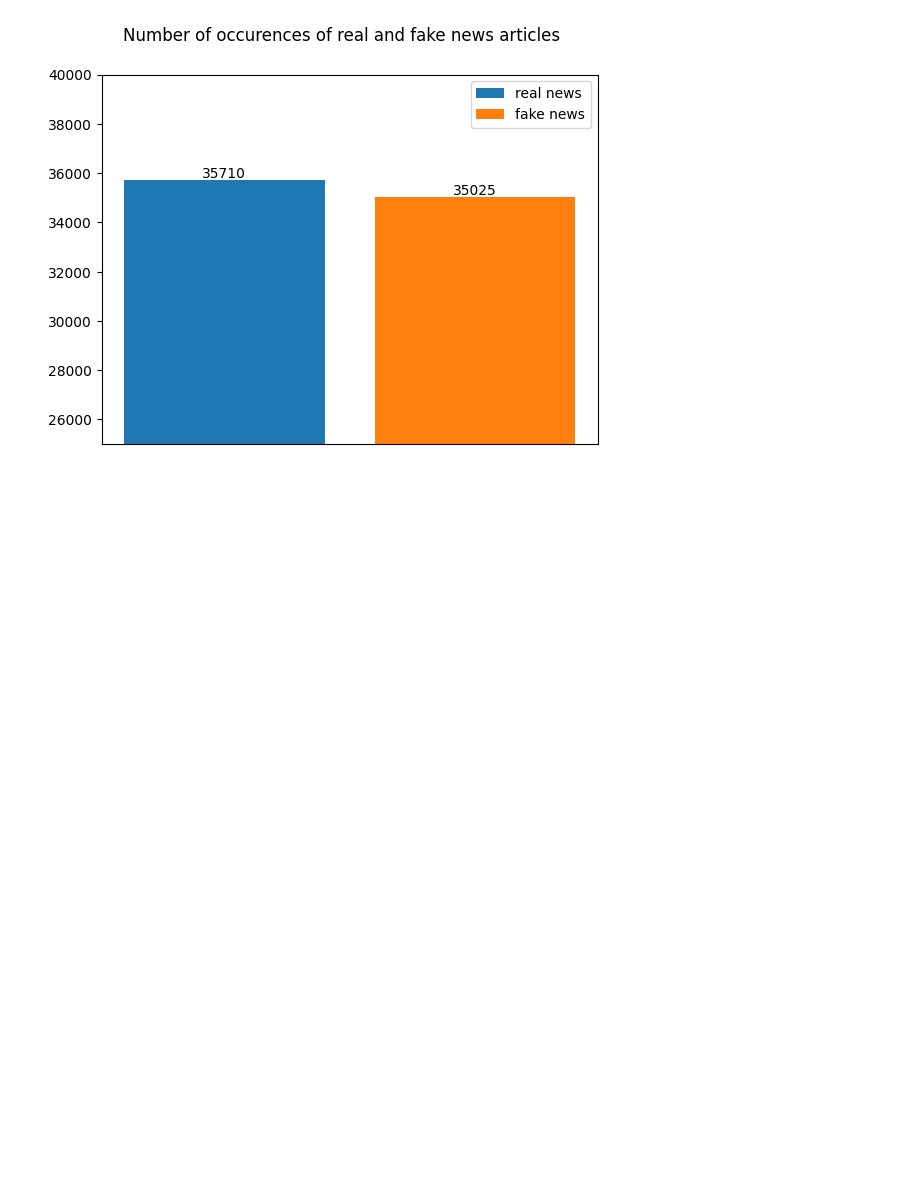
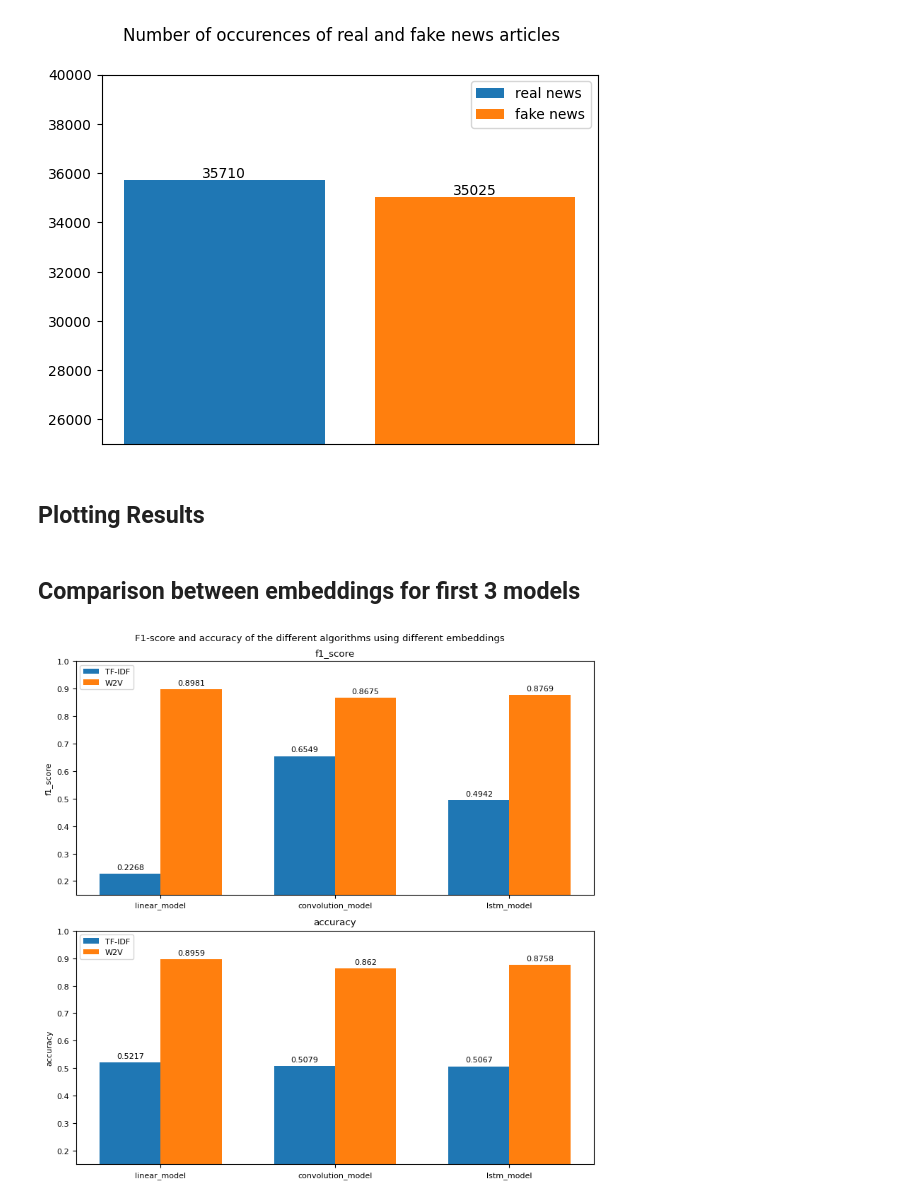
Before and after one commit to StellaLukasser/AIR, a Jupyter notebook: A3.ipynb, the cells around one changed output. Cells and saved outputs as stored; diff of their text form; code cells hidden in the pictures; blank space fills up the shorter version.

```diff
--- a/A3.ipynb
+++ b/A3.ipynb
@@ -654,7 +762,7 @@ def train_and_evaluate(train_dataloader, test_dataloader, model, loss_fn, optimi
 ## Linear Regression Model
 # %%
 class LinearModel(nn.Module):
-    def __init__(self):
+    def __init__(self, embed_dim=100):
         super(LinearModel, self).__init__()
         self.fc1 = nn.Linear(embed_dim, 128)
         self.fc2 = nn.Linear(128, 64)
@@ -1029,3 +1186,46 @@ plt.legend(labels=["real news", "fake news"])
 plt.savefig("figures/num_of_occurrences")
 # %% [output]
 [figure]
+# %% [markdown]
+## Plotting Results
+# %% [markdown]
+## Comparison between embeddings for first 3 models
+# %%
+fig, ax = plt.subplots(2, figsize=(8,8))
+plt.suptitle("F1-score and accuracy of the different algorithms using different embeddings")
+width = 0.35  # the width of the bars
+def setSubplots1(input, axis_x):
+    ax[axis_x].set_ylim(0.15, 1.0)
+    algorithms = []
+    tfidf = []
+    w2v = []
+    for element in results:
+        if "lstm" in element or "linear" in element or "convolution" in element:
+            if "tfidf" in element:
+                tfidf.append(round(results[element]["title"][input],4))
+            else:
+                w2v.append(round(results[element]["title"][input],4))
+                algorithms.append(element)
+
+    x = np.arange(len(algorithms))  # the label locations
+
+    rects1 = ax[axis_x].bar(x - width/2, tfidf, width, label='TF-IDF')
+    rects2 = ax[axis_x].bar(x + width/2, w2v, width, label='W2V')
+
+    # Add some text for labels, title and custom x-axis tick labels, etc.
+    ax[axis_x].set_ylabel(input)
+    ax[axis_x].set_title(input)
+    ax[axis_x].set_xticks(x, algorithms)
+    ax[axis_x].legend(loc="upper left")
+
+    ax[axis_x].bar_label(rects1, padding=3)
+    ax[axis_x].bar_label(rects2, padding=3)
+
+setSubplots1("f1_score", 0)
+setSubplots1("accuracy", 1)
+
+fig.tight_layout()
+
+plt.savefig("figures/Comparison_algorithms_embeddings")
+# %% [output]
+[figure, added]
```
Also changed, not shown: parts of 47 cells of this notebook, 7 other files.
